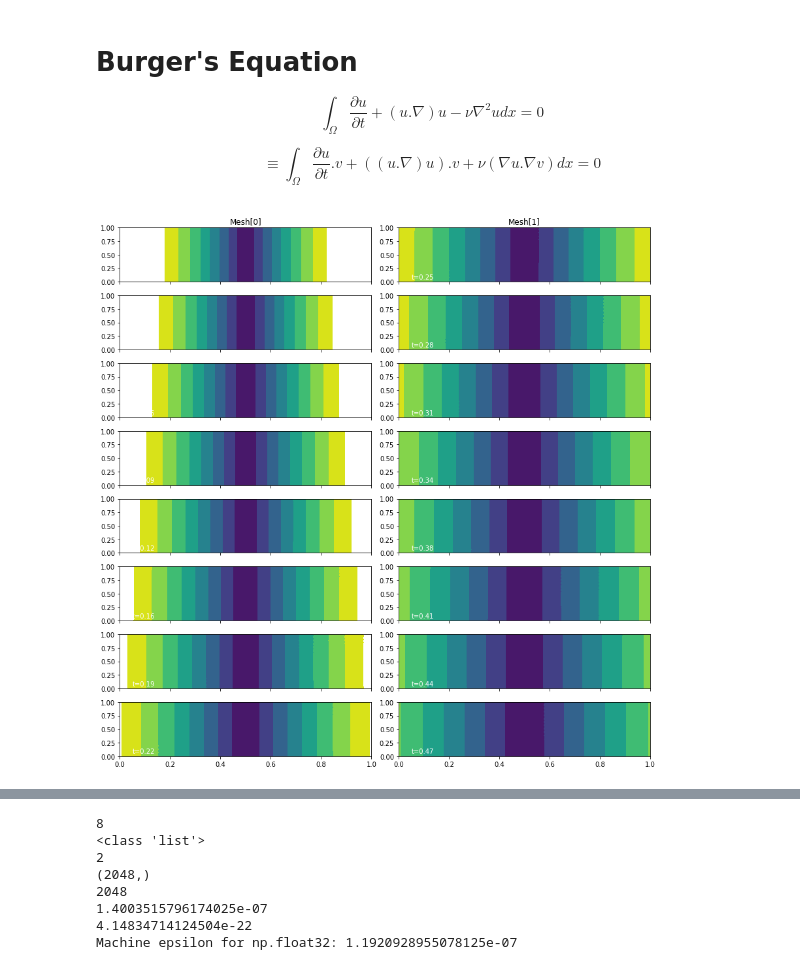
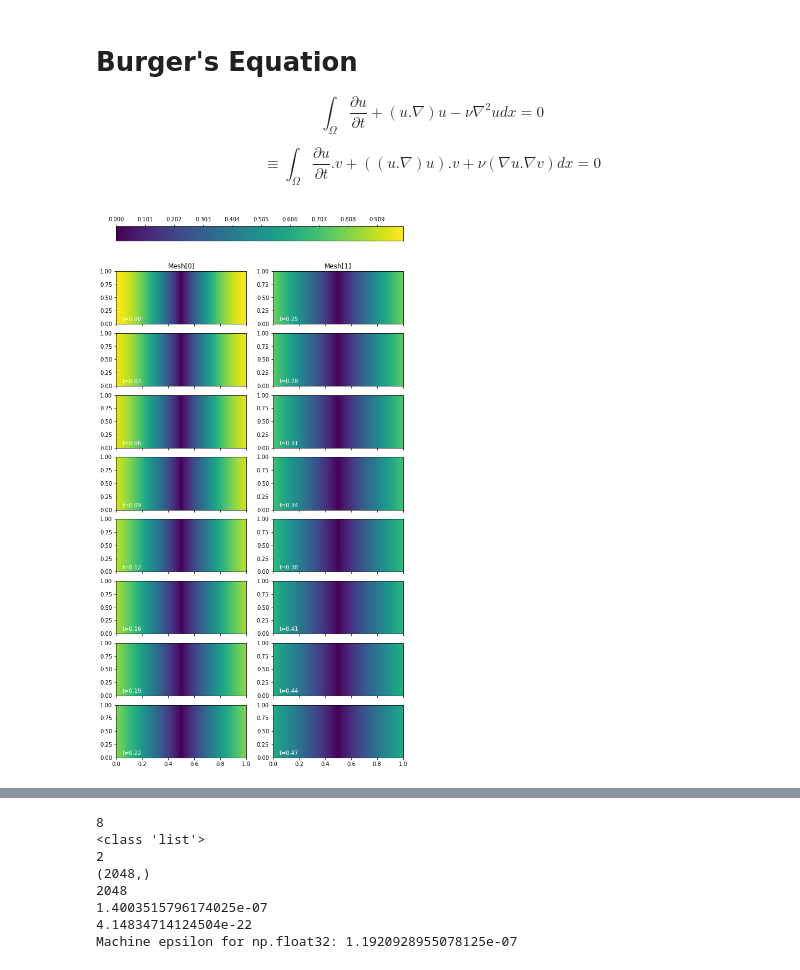
Before and after one commit to acse-akm121/oceans_goma, a Jupyter notebook: goma/src/GoalOrientedExample.ipynb, the cells around one changed output, grey strips where cells are left out. Cells and saved outputs as stored; diff of their text form; code cells hidden in the pictures.

```diff
--- a/goma/src/GoalOrientedExample.ipynb
+++ b/goma/src/GoalOrientedExample.ipynb
@@ -105,9 +104,27 @@ mesh_seq = GoalOrientedMeshSeq(
     qoi_type="end_time",
 )
 solutions = mesh_seq.solve_forward()
-fig, axes, tcs = plot_snapshots(solutions, time_partition, "u", "forward", levels=np.linspace(0, 0.8, 9))
-# Note this is plotting the magnitude
-# %% [output]
-[figure, removed]
+# %%
+# vmax, vmin = -np.inf, np.inf
+# print(len(solutions['u']['forward']), len(solutions['u']['forward'][0]))
+# for i, sol_i in enumerate(solutions['u']['forward']):
+#     for j, sol_t in enumerate(solutions['u']['forward'][i]):
+#         vmax = max(vmax, np.max(sol_t.dat.data))
+#         vmin = min(vmin, np.min(sol_t.dat.data))
+#         print(vmin)
+# print(vmax, vmin)
+# print(max(abs(vmax), abs(vmin)), -max(abs(vmax), abs(vmin)))
+# Note this is plotting the magnitude!!!!!!!!!
+vmin, vmax = 0, 1
+figsize = (1 * len(solutions['u']['forward'][0]), 2 * len(solutions['u']['forward'][0]))
+# print(figsize)
+fig, axes, tcs = plot_snapshots(solutions, time_partition, "u", "forward",
+                                levels=np.linspace(0, 1, 100), cmap='viridis',
+                                vmax=1, vmin=0,
+                                figsize=figsize)
+cbar = fig.colorbar(tcs[0][0], ax=axes, location='top')
+# Note this is plotting the magnitude
+# %% [output]
+[figure, added]
 # %%
 solutions = mesh_seq.solve_adjoint()
```
Also changed, not shown: parts of 6 cells of this notebook.
